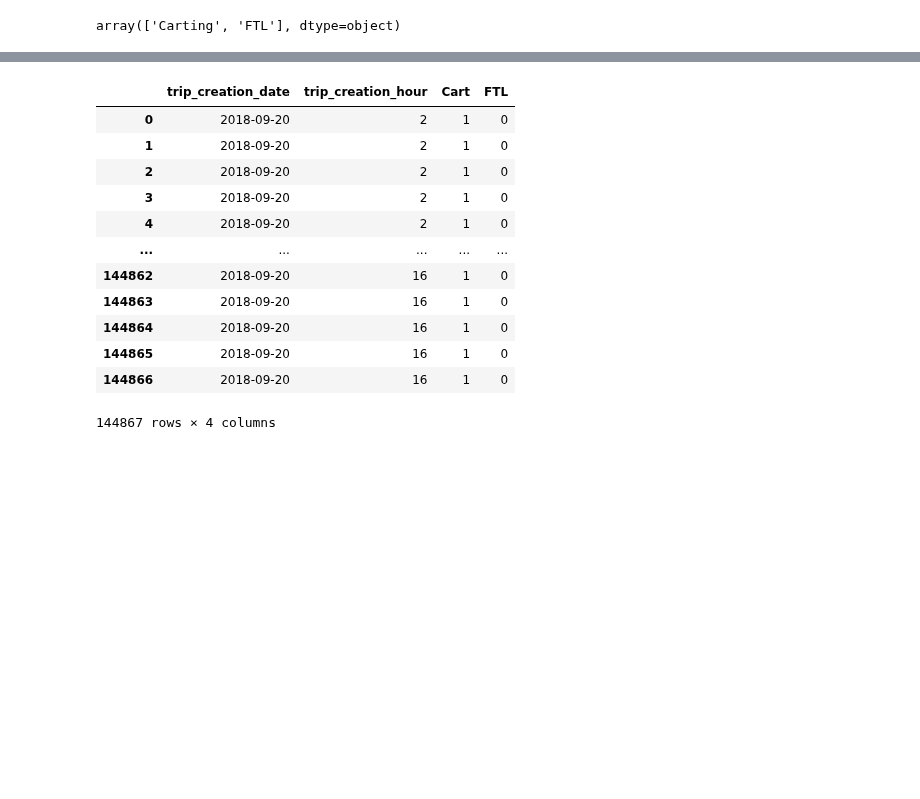
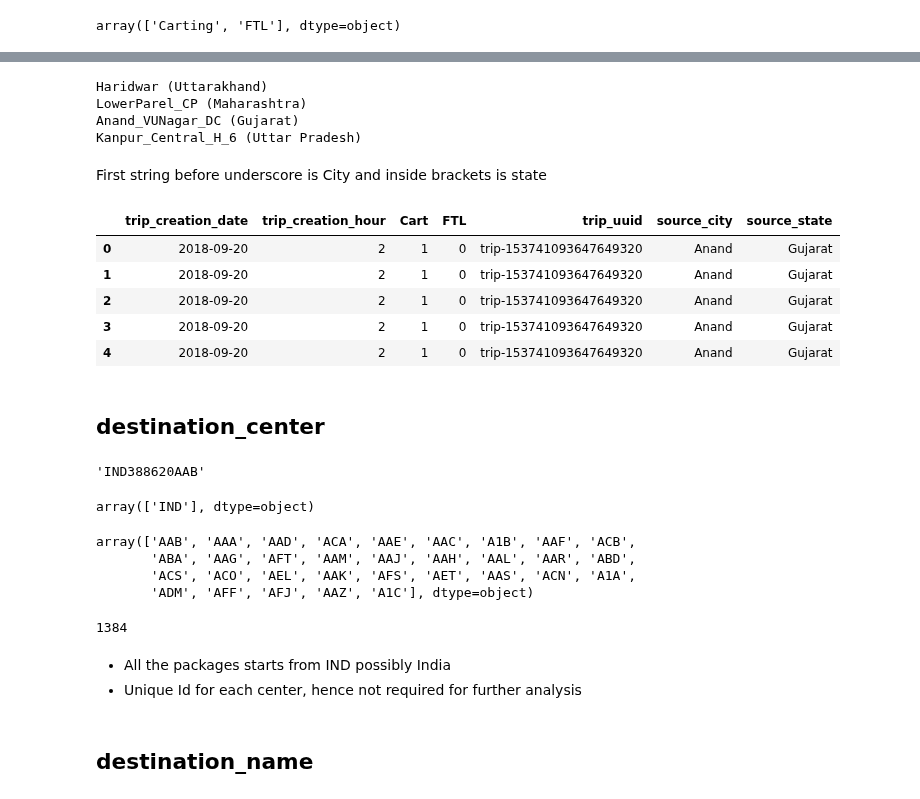
Before and after one commit to muthuganeshece/Business-Case-Study, a Jupyter notebook: Delhivery/Notebook/Delhivery_FeatureEngineering.ipynb, the cells around one changed output, grey strips where cells are left out. Drawn from its saved outputs; the diff is of its cells as text; code cells hidden in the pictures; blank space fills up the shorter version.

```diff
--- a/Delhivery/Notebook/Delhivery_FeatureEngineering.ipynb
+++ b/Delhivery/Notebook/Delhivery_FeatureEngineering.ipynb
@@ -178,0 +191,3 @@ df[['Cart', 'FTL']] = pd.get_dummies(data['route_type'], columns=['route_type'])
+# %%
+# For grouping Trip ID is required
+df['trip_uuid'] = data['trip_uuid']
@@ -179,16 +235,62 @@ df[['Cart', 'FTL']] = pd.get_dummies(data['route_type'], columns=['route_type'])
+# %%
+for i in range(4):
+    print(data[data['source_name'].fillna("Unk_Unk_Unk (Unk)").str.count("_") == i]['source_name'].iloc[0])
+# %% [output]
+Haridwar (Uttarakhand)
+LowerParel_CP (Maharashtra)
+Anand_VUNagar_DC (Gujarat)
+Kanpur_Central_H_6 (Uttar Pradesh)
+# %% [markdown]
+First string before underscore is City and inside brackets is state
+# %%
+def splitlocation(x):
+    if x.count("_"):
+        temp1 = x.split("_")
+        city = temp1[0]
+        temp2 = temp1[-1].split("(")
+        state = temp2[1].replace(")", "").strip()
+    else:
+        temp1 = x.split("(")
+        city = temp1[0].strip()
+        state = temp1[-1].replace(")", "").strip()
+    return city, state
+# %%
+city_state = data['source_name'].fillna("Unk_Unk_Unk (Unk)").apply(splitlocation)
+# %%
+df['source_city'] = city_state.apply(lambda x: x[0])
+df['source_state'] = city_state.apply(lambda x: x[1])
 # %%
-df
+df.head()
 # %% [output]
-|  | trip_creation_date | trip_creation_hour | Cart | FTL |
-| 0 | 2018-09-20 | 2 | 1 | 0 |
-| 1 | 2018-09-20 | 2 | 1 | 0 |
-| 2 | 2018-09-20 | 2 | 1 | 0 |
-| 3 | 2018-09-20 | 2 | 1 | 0 |
-| 4 | 2018-09-20 | 2 | 1 | 0 |
-| ... | ... | ... | ... | ... |
-| 144862 | 2018-09-20 | 16 | 1 | 0 |
-| 144863 | 2018-09-20 | 16 | 1 | 0 |
-| 144864 | 2018-09-20 | 16 | 1 | 0 |
-| 144865 | 2018-09-20 | 16 | 1 | 0 |
-| 144866 | 2018-09-20 | 16 | 1 | 0 |
+|  | trip_creation_date | trip_creation_hour | Cart | FTL | trip_uuid | source_city | source_state |
+| 0 | 2018-09-20 | 2 | 1 | 0 | trip-153741093647649320 | Anand | Gujarat |
+| 1 | 2018-09-20 | 2 | 1 | 0 | trip-153741093647649320 | Anand | Gujarat |
+| 2 | 2018-09-20 | 2 | 1 | 0 | trip-153741093647649320 | Anand | Gujarat |
+| 3 | 2018-09-20 | 2 | 1 | 0 | trip-153741093647649320 | Anand | Gujarat |
+| 4 | 2018-09-20 | 2 | 1 | 0 | trip-153741093647649320 | Anand | Gujarat |
-144867 rows × 4 columns
+# %% [markdown]
+## destination_center
+# %%
+data['destination_center'].iloc[0]
+# %% [output]
+'IND388620AAB'
+# %%
+data['destination_center'].apply(lambda x: x[:3]).unique()
+# %% [output]
+array(['IND'], dtype=object)
+# %%
+data['destination_center'].apply(lambda x: x[-3:]).unique()
+# %% [output]
+array(['AAB', 'AAA', 'AAD', 'ACA', 'AAE', 'AAC', 'A1B', 'AAF', 'ACB',
+       'ABA', 'AAG', 'AFT', 'AAM', 'AAJ', 'AAH', 'AAL', 'AAR', 'ABD',
+       'ACS', 'ACO', 'AEL', 'AAK', 'AFS', 'AET', 'AAS', 'ACN', 'A1A',
+       'ADM', 'AFF', 'AFJ', 'AAZ', 'A1C'], dtype=object)
+# %%
+data['destination_center'].apply(lambda x: x[3:-3:]).nunique()
+# %% [output]
+1384
+# %% [markdown]
+- All the packages starts from IND possibly India
+- Unique Id for each center, hence not required for further analysis
+# %% [markdown]
+## destination_name
```
Also changed, not shown: parts of 32 cells of this notebook.
